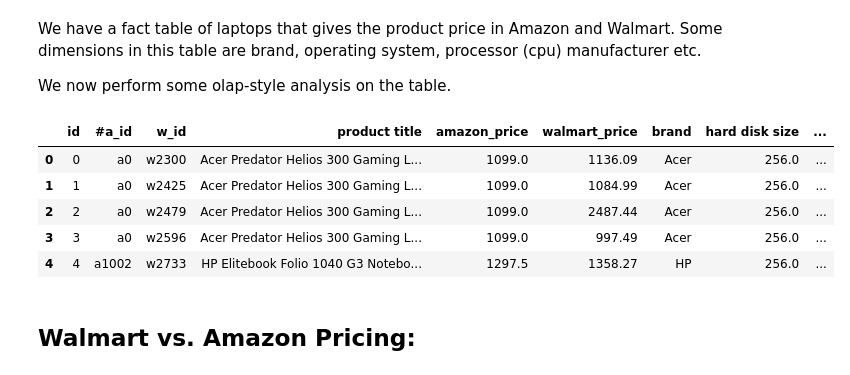
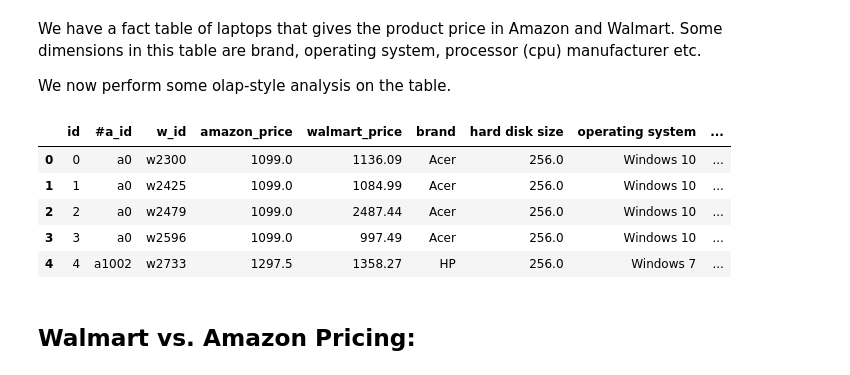
Before and after one commit to dliangsta/CS839-project, a Jupyter notebook: stage-4/olap.ipynb, the cells around one changed output. Drawn from its saved outputs; the diff is of its cells as text; code cells hidden in the pictures.

```diff
--- a/stage-4/olap.ipynb
+++ b/stage-4/olap.ipynb
@@ -7,22 +7,22 @@ We now perform some olap-style analysis on the table.
 # %%
 import pandas as pd
 import mlxtend
 from collections import defaultdict
 from mlxtend.frequent_patterns import apriori
 from mlxtend.frequent_patterns import association_rules
 import sys
 import matplotlib.pyplot as plt
 
 df = pd.read_csv('./data/merged_clean_numeric_v2.csv')
 df.insert(0, 'id', range(0, len(df)))
-df.head()
+df.drop(['product title'], axis=1).head()
 # %% [output]
-|  | id | #a_id | w_id | product title | amazon_price | walmart_price | brand | hard disk size | ... |
-| 0 | 0 | a0 | w2300 | Acer Predator Helios 300 Gaming L... | 1099.0 | 1136.09 | Acer | 256.0 | ... |
-| 1 | 1 | a0 | w2425 | Acer Predator Helios 300 Gaming L... | 1099.0 | 1084.99 | Acer | 256.0 | ... |
-| 2 | 2 | a0 | w2479 | Acer Predator Helios 300 Gaming L... | 1099.0 | 2487.44 | Acer | 256.0 | ... |
-| 3 | 3 | a0 | w2596 | Acer Predator Helios 300 Gaming L... | 1099.0 | 997.49 | Acer | 256.0 | ... |
-| 4 | 4 | a1002 | w2733 | HP Elitebook Folio 1040 G3 Notebo... | 1297.5 | 1358.27 | HP | 256.0 | ... |
+|  | id | #a_id | w_id | amazon_price | walmart_price | brand | hard disk size | operating system | ... |
+| 0 | 0 | a0 | w2300 | 1099.0 | 1136.09 | Acer | 256.0 | Windows 10 | ... |
+| 1 | 1 | a0 | w2425 | 1099.0 | 1084.99 | Acer | 256.0 | Windows 10 | ... |
+| 2 | 2 | a0 | w2479 | 1099.0 | 2487.44 | Acer | 256.0 | Windows 10 | ... |
+| 3 | 3 | a0 | w2596 | 1099.0 | 997.49 | Acer | 256.0 | Windows 10 | ... |
+| 4 | 4 | a1002 | w2733 | 1297.5 | 1358.27 | HP | 256.0 | Windows 7 | ... |
 # %% [markdown]
 ## Walmart vs. Amazon Pricing:
 # %%
```
